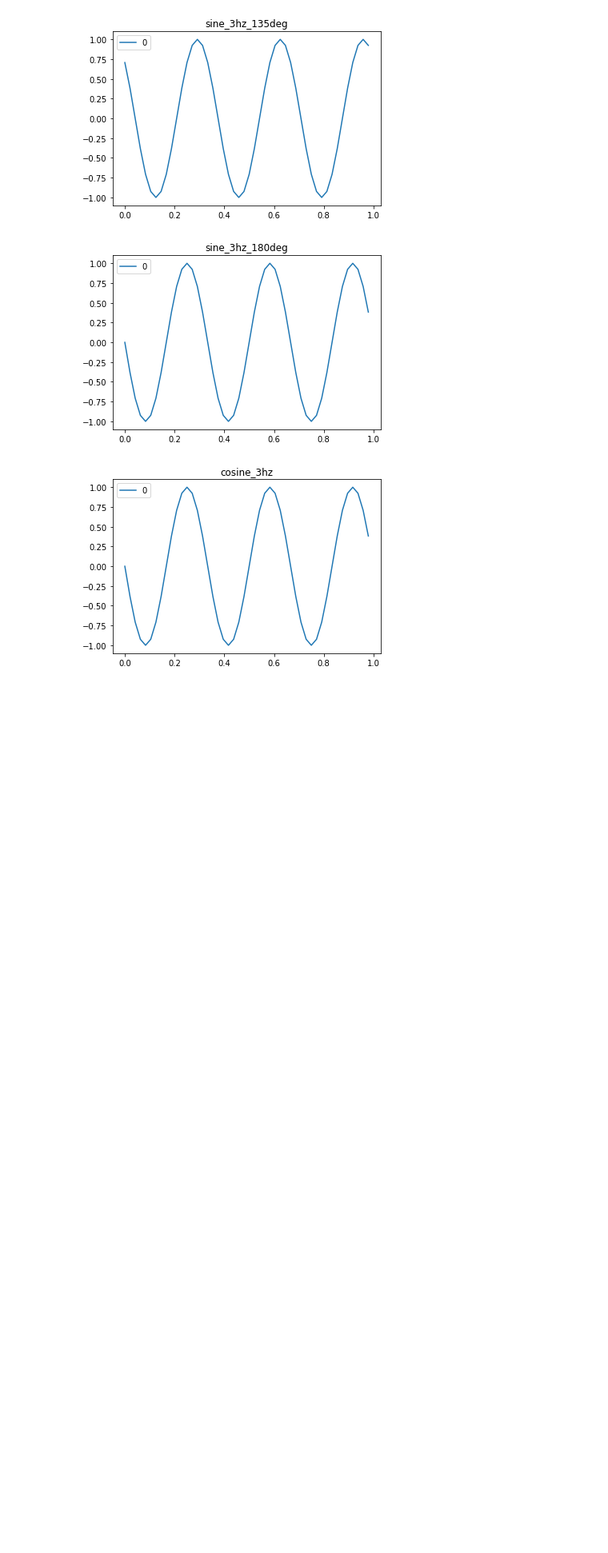
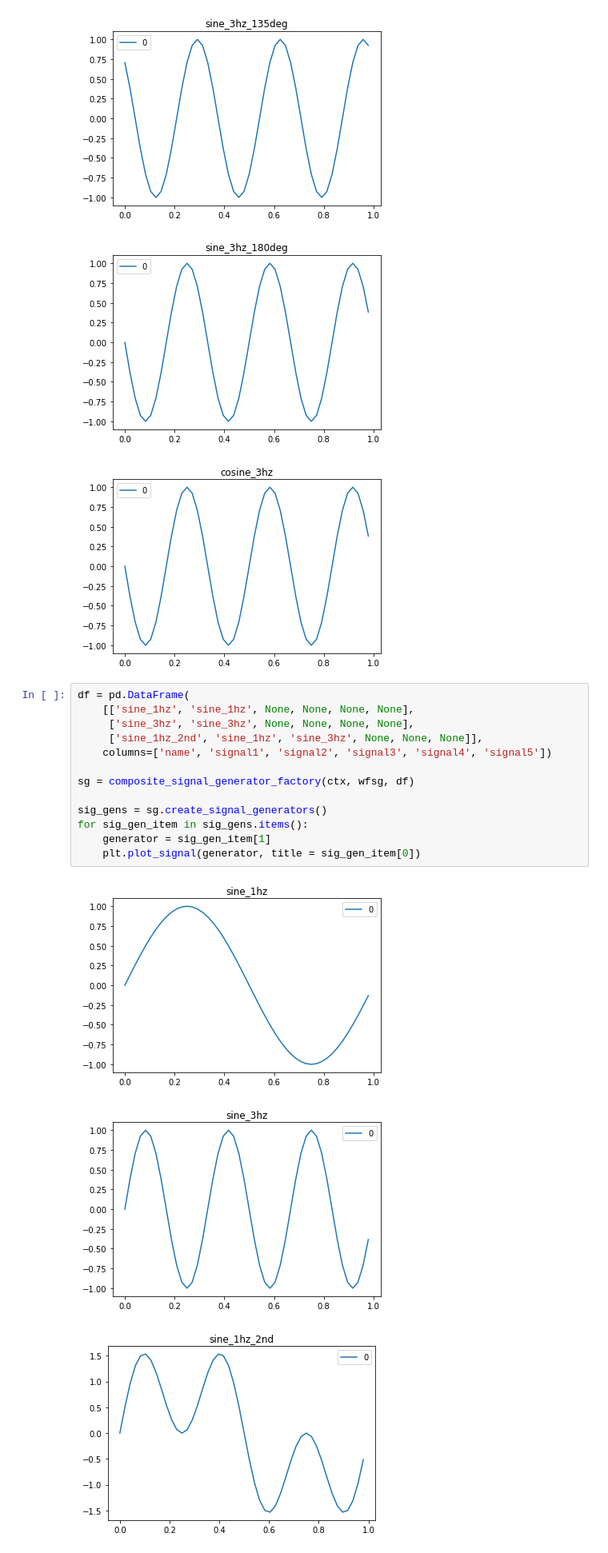
Before and after one commit to wemblykj/AISynth, a Jupyter notebook: ai-synth.ipynb, the cells around one changed output. Shown at 80% size. Cells and saved outputs as stored; diff of their text form; blank space fills up the shorter version.

```diff
--- a/ai-synth.ipynb
+++ b/ai-synth.ipynb
@@ -535,3 +535,20 @@ for sig_gen_item in sig_gens.items():
 [figure]
 [figure]
 [figure]
+# %%
+df = pd.DataFrame(
+    [['sine_1hz', 'sine_1hz', None, None, None, None],
+     ['sine_3hz', 'sine_3hz', None, None, None, None],
+     ['sine_1hz_2nd', 'sine_1hz', 'sine_3hz', None, None, None]],
+    columns=['name', 'signal1', 'signal2', 'signal3', 'signal4', 'signal5'])
+
+sg = composite_signal_generator_factory(ctx, wfsg, df)
+
+sig_gens = sg.create_signal_generators()
+for sig_gen_item in sig_gens.items():
+    generator = sig_gen_item[1]
+    plt.plot_signal(generator, title = sig_gen_item[0])
+# %% [output]
+[figure, added]
+[figure, added]
+[figure, added]
```
Also changed, not shown: parts of 1 cell of this notebook.
